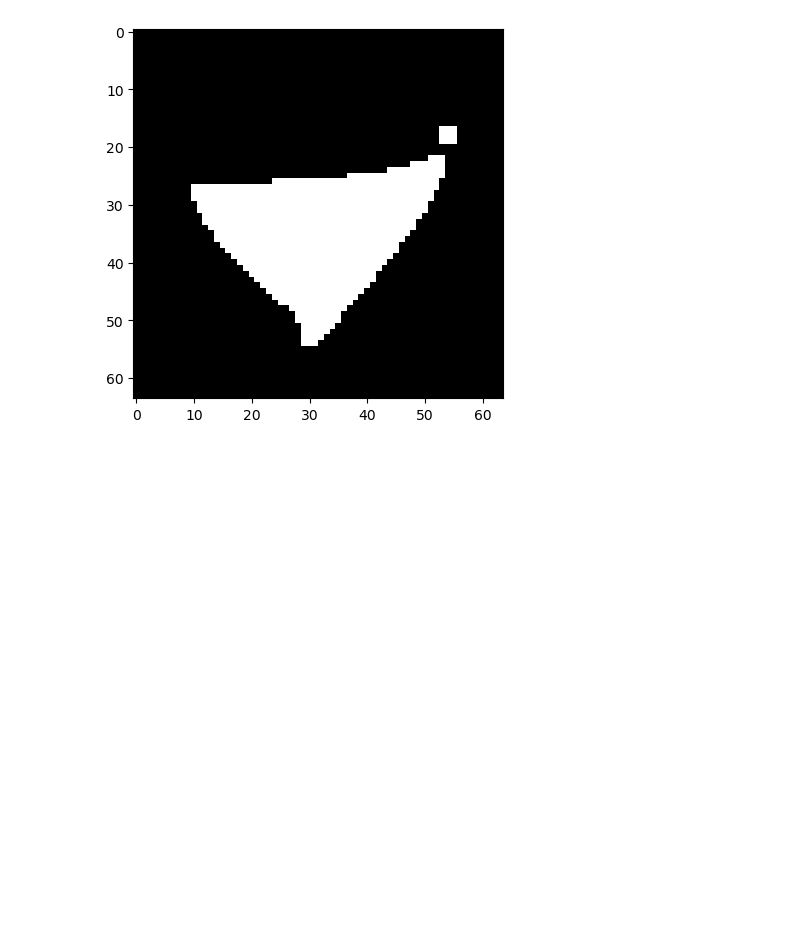
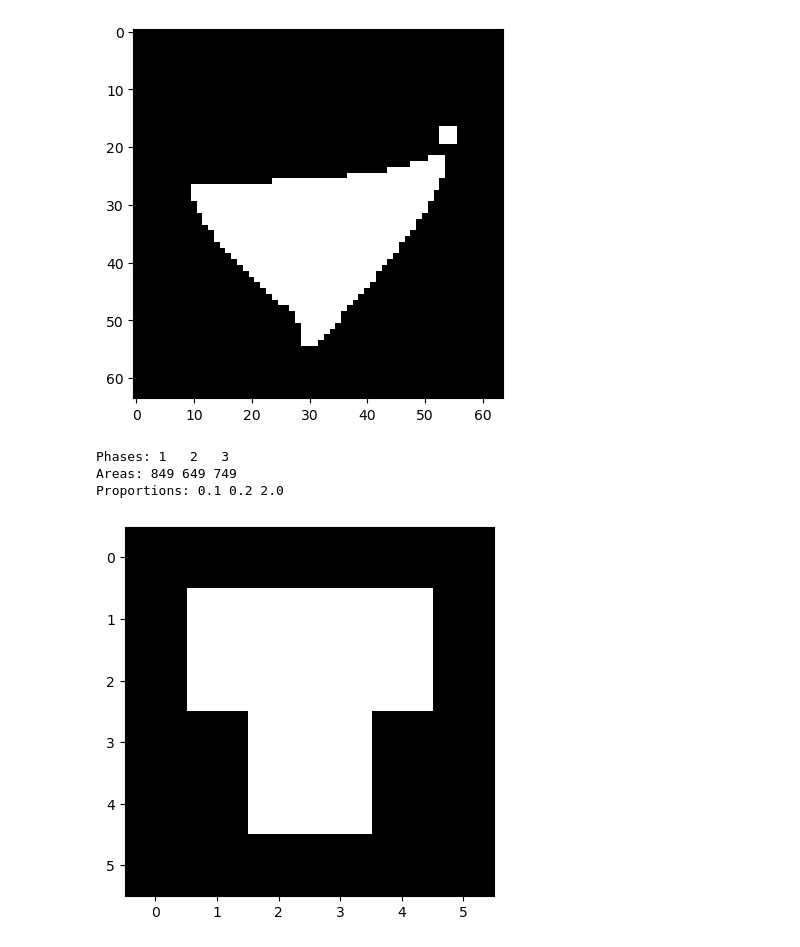
Before and after one commit to KrzysiekJa/grain-images-analytics, a Jupyter notebook: notebook.ipynb, the cells around one changed output. Cells and saved outputs as stored; diff of their text form; code cells hidden in the pictures; blank space fills up the shorter version.

Commit message:
Added rescaling of artificial grains images

```diff
--- a/notebook.ipynb
+++ b/notebook.ipynb
@@ -1035,8 +1048,8 @@ curve = fully_visualize_curve(x_solution)
 # %% [output]
 [figure]
 # %%
-image = make_binarization(np.array(curve.evalpts))
-plt.imshow(image, cmap=plt.cm.gray)
+image_1 = make_binarization(np.array(curve.evalpts))
+plt.imshow(image_1, cmap=plt.cm.gray)
 plt.show()
 # %% [output]
 [figure]
@@ -1086,3 +1099,40 @@ plt.imshow(image, cmap=plt.cm.gray)
 plt.show()
 # %% [output]
 [figure]
+# %%
+del coeffs_1, model_1, coeffs_2, model_2, coeffs_3, model_3
+
+
+def get_grain_image_proportion(phase_area, image_area):
+    result = round(phase_area/image_area, 1)
+    return result if result > 0.0 else 0.1
+
+def resize_image(array, scale_factor):
+    img = Image.fromarray(np.uint8(array * 255) , 'L')
+    scale = int(array.shape[0] * scale_factor)
+    img = img.resize((scale, scale))
+    thresh_img = cv2.threshold(np.uint8(img), 5, 1, cv2.THRESH_OTSU)[1]
+    return thresh_img
+# %%
+image_1_area = cv2.countNonZero(image_1)
+image_2_area = cv2.countNonZero(image_2)
+image_3_area = cv2.countNonZero(image_3)
+
+print('Phases: 1   2   3')
+print('Areas:', image_1_area, image_2_area, image_3_area)
+
+proportion_1 = get_grain_image_proportion(phase_1_area, image_1_area)
+proportion_2 = get_grain_image_proportion(phase_2_area, image_2_area)
+proportion_3 = get_grain_image_proportion(phase_3_area, image_3_area)
+
+print('Proportions:', proportion_1, proportion_2, proportion_3)
+# %% [output]
+Phases: 1   2   3
+Areas: 849 649 749
+Proportions: 0.1 0.2 2.0
+# %%
+image_1 = resize_image(image_1, proportion_1)
+plt.imshow(image_1, cmap=plt.cm.gray)
+plt.show()
+# %% [output]
+[figure, added]
```
Also changed, not shown: parts of 6 cells of this notebook.
